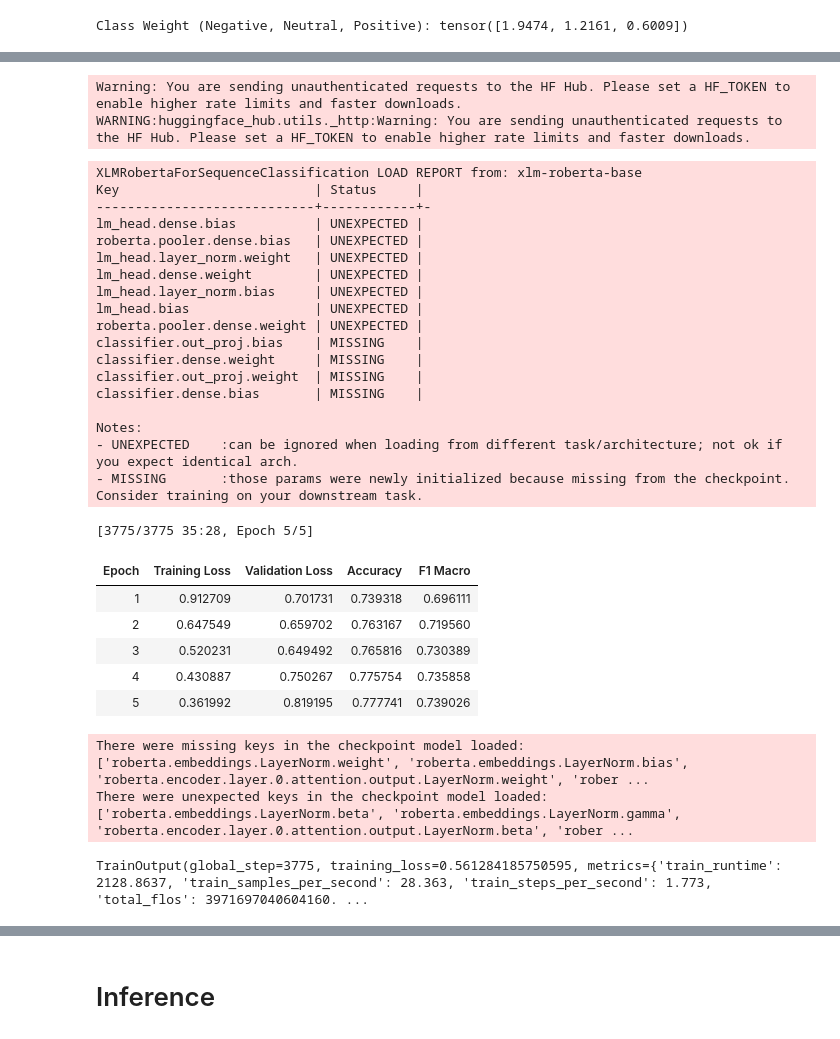
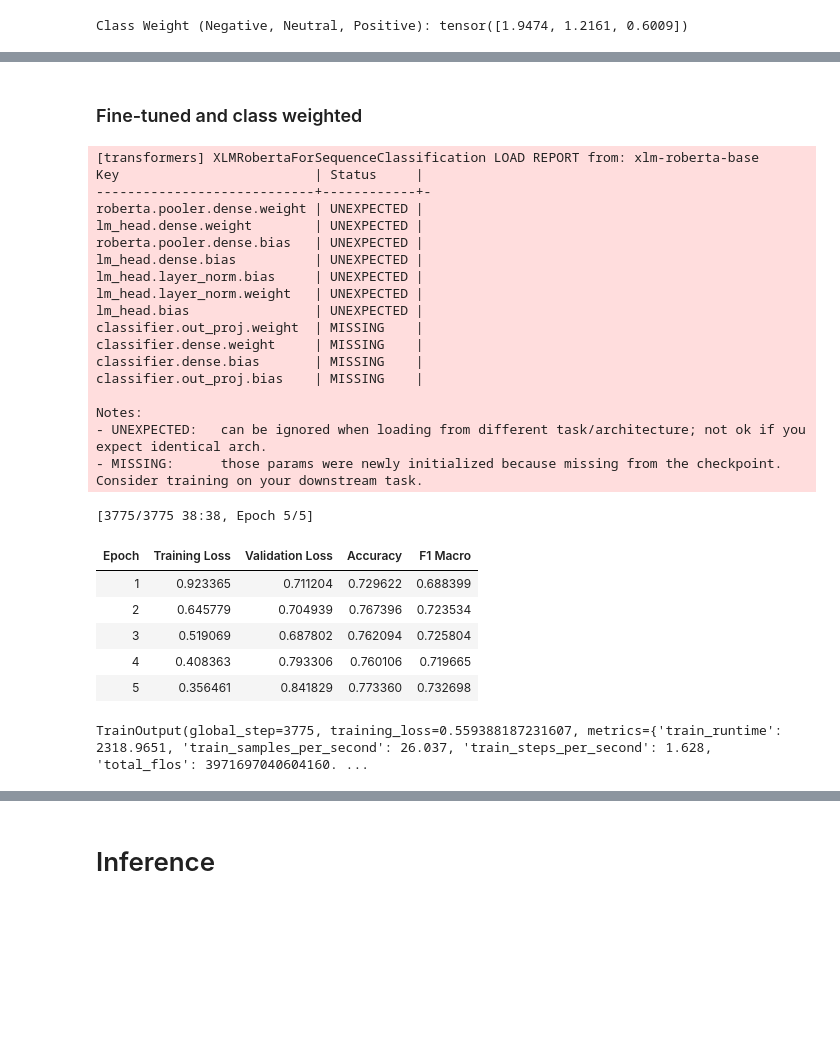
Before and after one commit to bimobirra/Explainable-XLM-R-for-Code-Mixed-Low-Resources-Language, a Jupyter notebook: Explainable_XLM_R.ipynb, the cells around one changed output, grey strips where cells are left out. Saved outputs shown, nothing was run; the diff lists cells and outputs as text; code cells hidden in the pictures; blank space fills up the shorter version.

```diff
--- a/Explainable_XLM_R.ipynb
+++ b/Explainable_XLM_R.ipynb
@@ -266,71 +468,63 @@ class CustomTrainer(Trainer):
+# %% [markdown]
+### Fine-tuned and class weighted
 # %%
+set_seed(RANDOM_SEED)
+
 # Download XLM-R
 model = AutoModelForSequenceClassification.from_pretrained("xlm-roberta-base", num_labels=3)
-
-# Evaluate Matrics
-accuracy_metric = evaluate.load("accuracy")
-f1_metric = evaluate.load("f1")
-
-def compute_metrics(eval_pred):
-    logits, labels = eval_pred
-    predictions = np.argmax(logits, axis=-1)
-    acc = accuracy_metric.compute(predictions=predictions, references=labels)["accuracy"]
-    f1 = f1_metric.compute(predictions=predictions, references=labels, average="macro")["f1"]
-    return {"accuracy": acc, "f1_macro": f1}
 
 # Training Config
 training_args = TrainingArguments(
     output_dir="./model_output",
     eval_strategy="epoch",
     save_strategy="epoch",
     learning_rate=2e-5,
     per_device_train_batch_size=16,
     per_device_eval_batch_size=16,
     num_train_epochs=5,
     weight_decay=0.01,
+    lr_scheduler_type="cosine",
+    label_smoothing_factor=0.1,
     load_best_model_at_end=True,
-    metric_for_best_model="f1_macro"
+    metric_for_best_model="f1_macro",
+    seed=RANDOM_SEED,
 )
 
 trainer = CustomTrainer(
     model=model,
     args=training_args,
     train_dataset=tokenized_train,
-    eval_dataset=tokenized_test,
+    eval_dataset=tokenized_val,
     compute_metrics=compute_metrics,
     class_weights=weights_tensor
 )
 
 # Start Training
 trainer.train()
 # %% [output]
-Warning: You are sending unauthenticated requests to the HF Hub. Please set a HF_TOKEN to enable higher rate limits and faster downloads.
-WARNING:huggingface_hub.utils._http:Warning: You are sending unauthenticated requests to the HF Hub. Please set a HF_TOKEN to enable higher rate limits and faster downloads.
+[transformers] XLMRobertaForSequenceClassification LOAD REPORT from: xlm-roberta-base
+Key                         | Status     |
+----------------------------+------------+-
+roberta.pooler.dense.weight | UNEXPECTED |
+lm_head.dense.weight        | UNEXPECTED |
+roberta.pooler.dense.bias   | UNEXPECTED |
+lm_head.dense.bias          | UNEXPECTED |
+lm_head.layer_norm.bias     | UNEXPECTED |
+lm_head.layer_norm.weight   | UNEXPECTED |
+lm_head.bias                | UNEXPECTED |
+classifier.out_proj.weight  | MISSING    |
+classifier.dense.weight     | MISSING    |
+classifier.dense.bias       | MISSING    |
+classifier.out_proj.bias    | MISSING    |
+
+Notes:
+- UNEXPECTED:   can be ignored when loading from different task/architecture; not ok if you expect identical arch.
+- MISSING:      those params were newly initialized because missing from the checkpoint. Consider training on your downstream task.
-XLMRobertaForSequenceClassification LOAD REPORT from: xlm-roberta-base
-Key                         | Status     |
-----------------------------+------------+-
-lm_head.dense.bias          | UNEXPECTED |
-roberta.pooler.dense.bias   | UNEXPECTED |
-lm_head.layer_norm.weight   | UNEXPECTED |
-lm_head.dense.weight        | UNEXPECTED |
-lm_head.layer_norm.bias     | UNEXPECTED |
-lm_head.bias                | UNEXPECTED |
-roberta.pooler.dense.weight | UNEXPECTED |
-classifier.out_proj.bias    | MISSING    |
-classifier.dense.weight     | MISSING    |
-classifier.out_proj.weight  | MISSING    |
-classifier.dense.bias       | MISSING    |
-
-Notes:
-- UNEXPECTED    :can be ignored when loading from different task/architecture; not ok if you expect identical arch.
-- MISSING       :those params were newly initialized because missing from the checkpoint. Consider training on your downstream task.
+[3775/3775 38:38, Epoch 5/5]
+| Epoch | Training Loss | Validation Loss | Accuracy | F1 Macro |
+| 1 | 0.923365 | 0.711204 | 0.729622 | 0.688399 |
+| 2 | 0.645779 | 0.704939 | 0.767396 | 0.723534 |
+| 3 | 0.519069 | 0.687802 | 0.762094 | 0.725804 |
+| 4 | 0.408363 | 0.793306 | 0.760106 | 0.719665 |
+| 5 | 0.356461 | 0.841829 | 0.773360 | 0.732698 |
-[3775/3775 35:28, Epoch 5/5]
+TrainOutput(global_step=3775, training_loss=0.559388187231607, metrics={'train_runtime': 2318.9651, 'train_samples_per_second': 26.037, 'train_steps_per_second': 1.628, 'total_flos': 3971697040604160. ...
-| Epoch | Training Loss | Validation Loss | Accuracy | F1 Macro |
-| 1 | 0.912709 | 0.701731 | 0.739318 | 0.696111 |
-| 2 | 0.647549 | 0.659702 | 0.763167 | 0.719560 |
-| 3 | 0.520231 | 0.649492 | 0.765816 | 0.730389 |
-| 4 | 0.430887 | 0.750267 | 0.775754 | 0.735858 |
-| 5 | 0.361992 | 0.819195 | 0.777741 | 0.739026 |
-There were missing keys in the checkpoint model loaded: ['roberta.embeddings.LayerNorm.weight', 'roberta.embeddings.LayerNorm.bias', 'roberta.encoder.layer.0.attention.output.LayerNorm.weight', 'rober ...
-There were unexpected keys in the checkpoint model loaded: ['roberta.embeddings.LayerNorm.beta', 'roberta.embeddings.LayerNorm.gamma', 'roberta.encoder.layer.0.attention.output.LayerNorm.beta', 'rober ...
-TrainOutput(global_step=3775, training_loss=0.561284185750595, metrics={'train_runtime': 2128.8637, 'train_samples_per_second': 28.363, 'train_steps_per_second': 1.773, 'total_flos': 3971697040604160. ...
```
Also changed, not shown: parts of 17 cells of this notebook.
